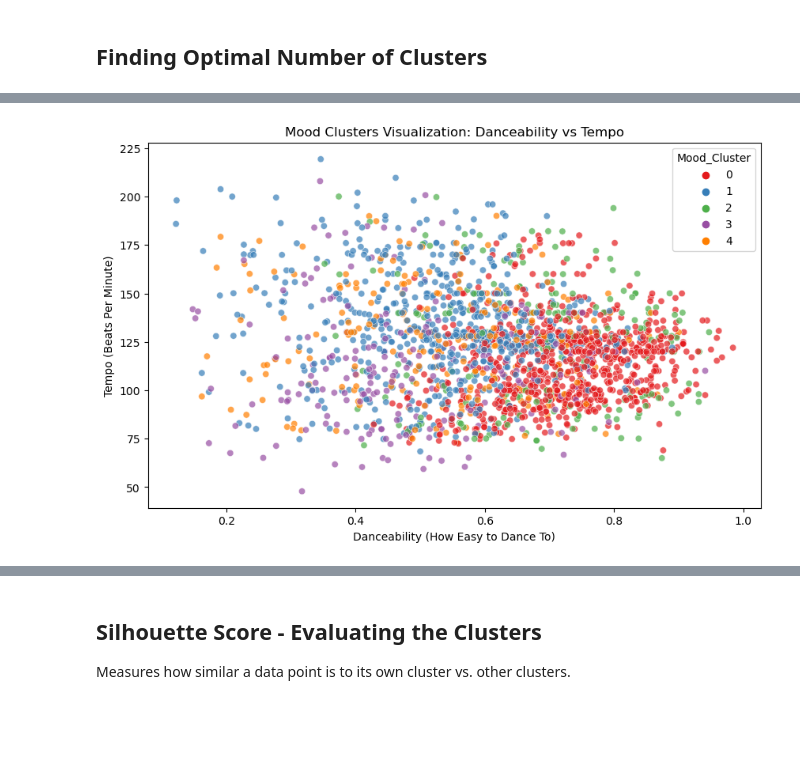
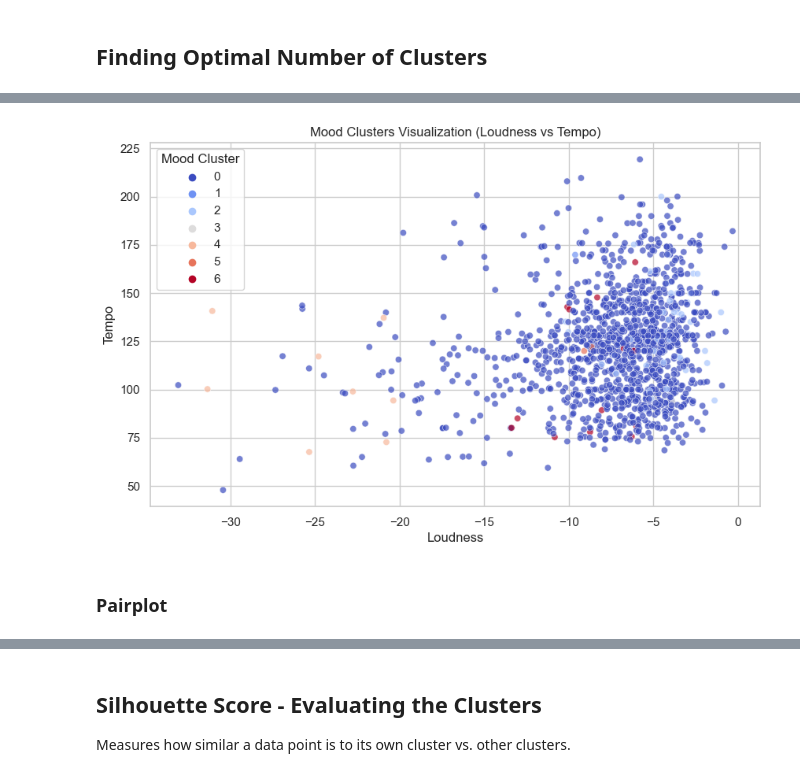
Before and after one commit to hannahdallas/captstone, a Jupyter notebook: notebook.ipynb, the cells around one changed output, grey strips where cells are left out. Saved outputs shown, nothing was run; the diff lists cells and outputs as text; code cells hidden in the pictures; blank space fills up the shorter version.

```diff
--- a/notebook.ipynb
+++ b/notebook.ipynb
@@ -96,0 +222,12 @@ df_scaled = scaler.fit_transform(df_features)
+# %%
+# One-hot encode the 'genre' column (splitting multiple genres)
+df_genre_encoded = df["genre"].str.get_dummies(sep=", ")
+
+# Drop the original 'genre' column
+df_encoded = df.drop(columns=["genre"])
+
+# Merge one-hot encoded genres with the main DataFrame
+df_encoded = pd.concat([df_encoded, df_genre_encoded], axis=1)
+
+# Check the updated DataFrame
+df_encoded.head()
@@ -96,0 +244,13 @@ df_scaled = scaler.fit_transform(df_features)
+# %%
+# Select only numeric features (exclude non-numeric columns)
+features = df_encoded.drop(columns=["song_title", "artist"])
+
+# Scale the numeric data
+scaler = StandardScaler()
+df_scaled = scaler.fit_transform(features)
+
+# Convert back to DataFrame
+df_scaled = pd.DataFrame(df_scaled, columns=features.columns)
+
+# Preview the scaled data
+df_scaled.head()
@@ -102,7 +319,7 @@ inertia = []
 k_range = range(2, 11)
 for k in k_range:
     kmeans = KMeans(n_clusters=k, random_state=42, n_init='auto', algorithm='elkan')
-    kmeans.fit(df_scaled)
+    kmeans.fit(df_pca)
     inertia.append(kmeans.inertia_)
     print(f'k={k}, Inertia={kmeans.inertia_}')  # Print inertia values
 
@@ -132,6 +348,6 @@ If you want fewer clusters, go with k=4 (simpler, broader mood categories). 5 cl
 # %%
 # Set optimal k
-optimal_k = 5
+optimal_k = 7
 
 # Train final KMeans model
 kmeans = KMeans(n_clusters=optimal_k, random_state=42, n_init='auto', algorithm='elkan')
@@ -161,9 +389,13 @@ plt.show()
 # %%
+# Scatter plot to visualize clusters based on Loudness & Tempo
 plt.figure(figsize=(10, 6))
-sns.scatterplot(x=df["danceability"], y=df["tempo"], hue=df["Mood_Cluster"], palette="Set1", alpha=0.7)
-plt.title("Mood Clusters Visualization: Danceability vs Tempo")
-plt.xlabel("Danceability (How Easy to Dance To)")
-plt.ylabel("Tempo (Beats Per Minute)")
+sns.scatterplot(x=df["loudness"], y=df["tempo"], hue=df["Mood_Cluster"], palette="coolwarm", alpha=0.7)
+plt.title("Mood Clusters Visualization (Loudness vs Tempo)")
+plt.xlabel("Loudness")
+plt.ylabel("Tempo")
+plt.legend(title="Mood Cluster")
 plt.show()
 # %% [output]
-[figure, old version]
+[figure, new version]
+# %% [markdown]
+### Pairplot
```
Also changed, not shown: parts of 62 cells of this notebook, 3 other files.
